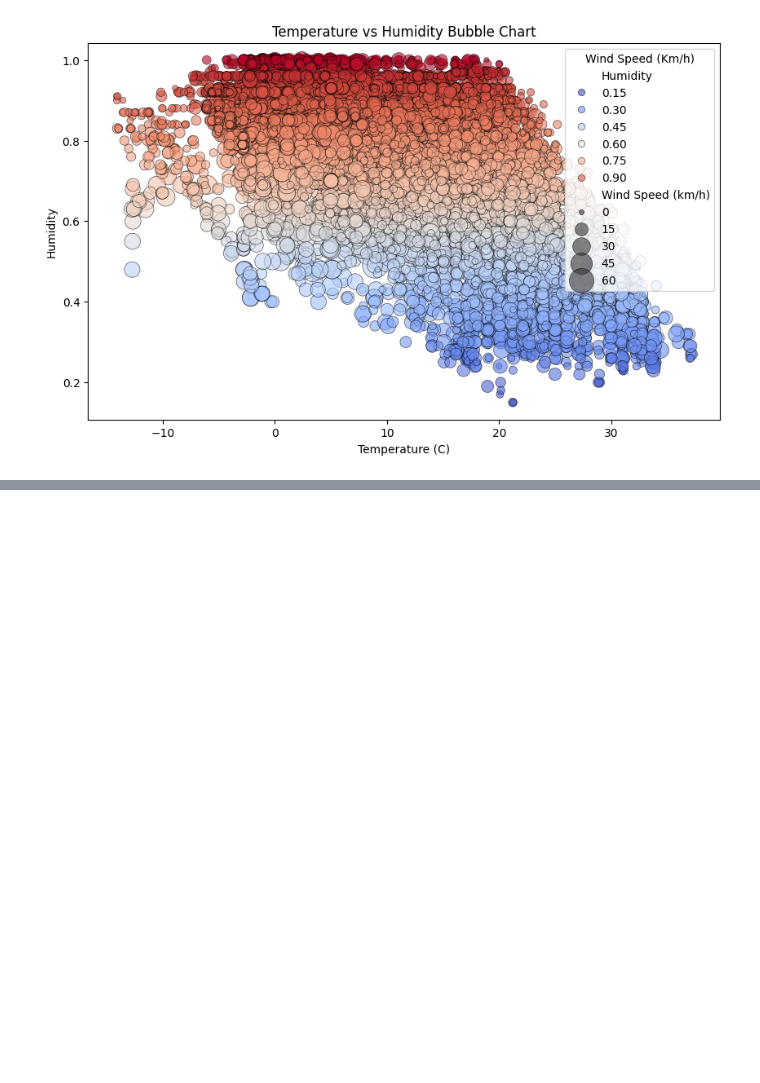
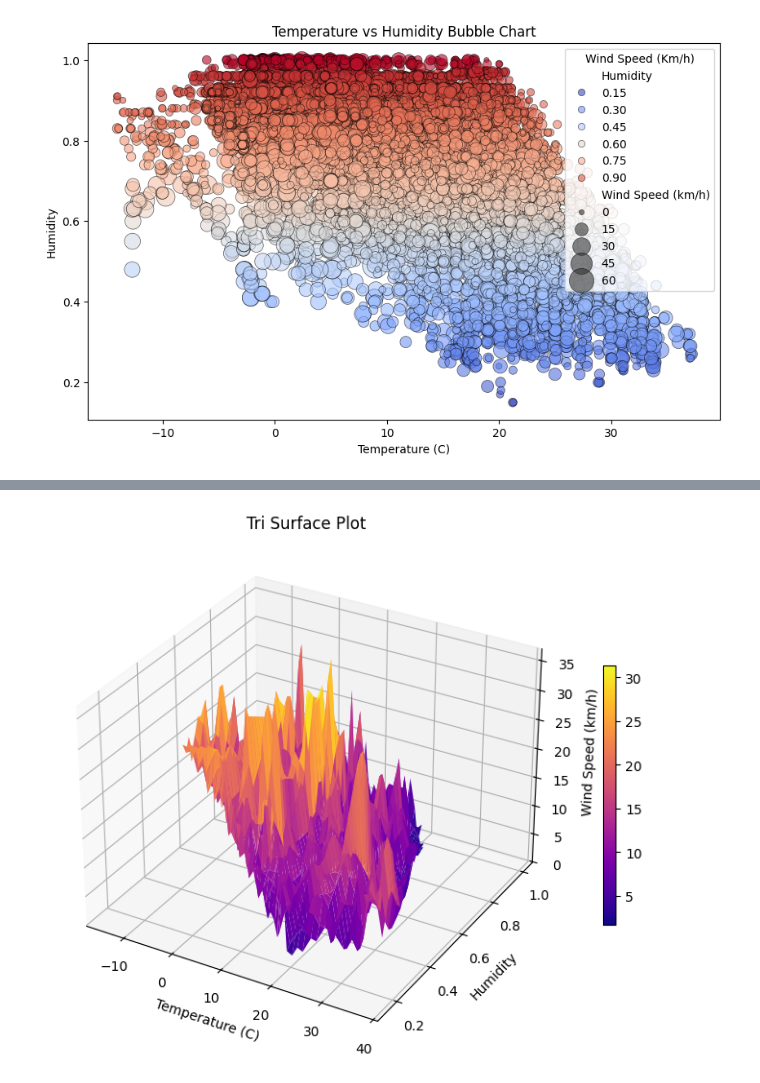
Before and after one commit to Chamindu77/Data-Preprocessing, a Jupyter notebook: Data_Visualization_3.ipynb, the cells around one changed output, grey strips where cells are left out. Saved outputs shown, nothing was run; the diff lists cells and outputs as text; code cells hidden in the pictures; blank space fills up the shorter version.

```diff
--- a/Data_Visualization_3.ipynb
+++ b/Data_Visualization_3.ipynb
@@ -97,0 +137,23 @@ plt.show()
+# %%
+import matplotlib.pyplot as plt
+from scipy.interpolate import griddata
+
+xi = np.linspace(x.min(), x.max(), 50)
+yi = np.linspace(y.min(), y.max(), 50)
+xi, yi = np.meshgrid(xi, yi)
+zi = griddata((x,y), z, (xi, yi), method='linear')
+# %%
+
+fig2 = plt.figure(figsize=(10,7))
+ax2 = fig2.add_subplot(111, projection = '3d')
+surface = ax2.plot_surface(xi, yi, zi, cmap = 'plasma', edgecolor = 'none')
+
+ax2.set_xlabel('Temperature (C)')
+ax2.set_ylabel('Humidity')
+ax2.set_zlabel('Wind Speed (km/h)')
+ax2.set_title('Tri Surface Plot')
+
+plt.colorbar(surface, ax = ax2, shrink=0.5)
+plt.show()
+# %% [output]
+[figure, added]
```
Also changed, not shown: parts of 6 cells of this notebook.
